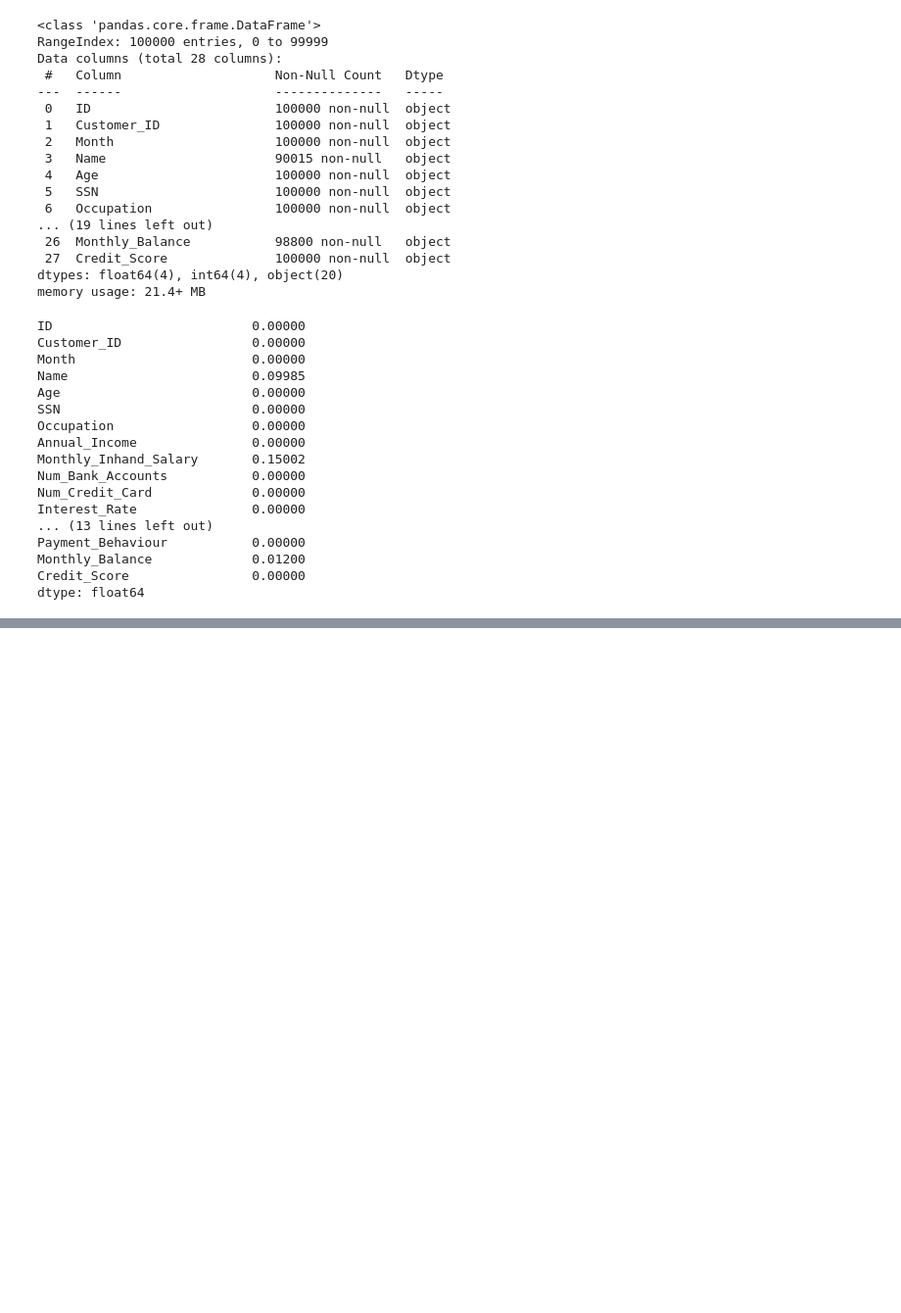
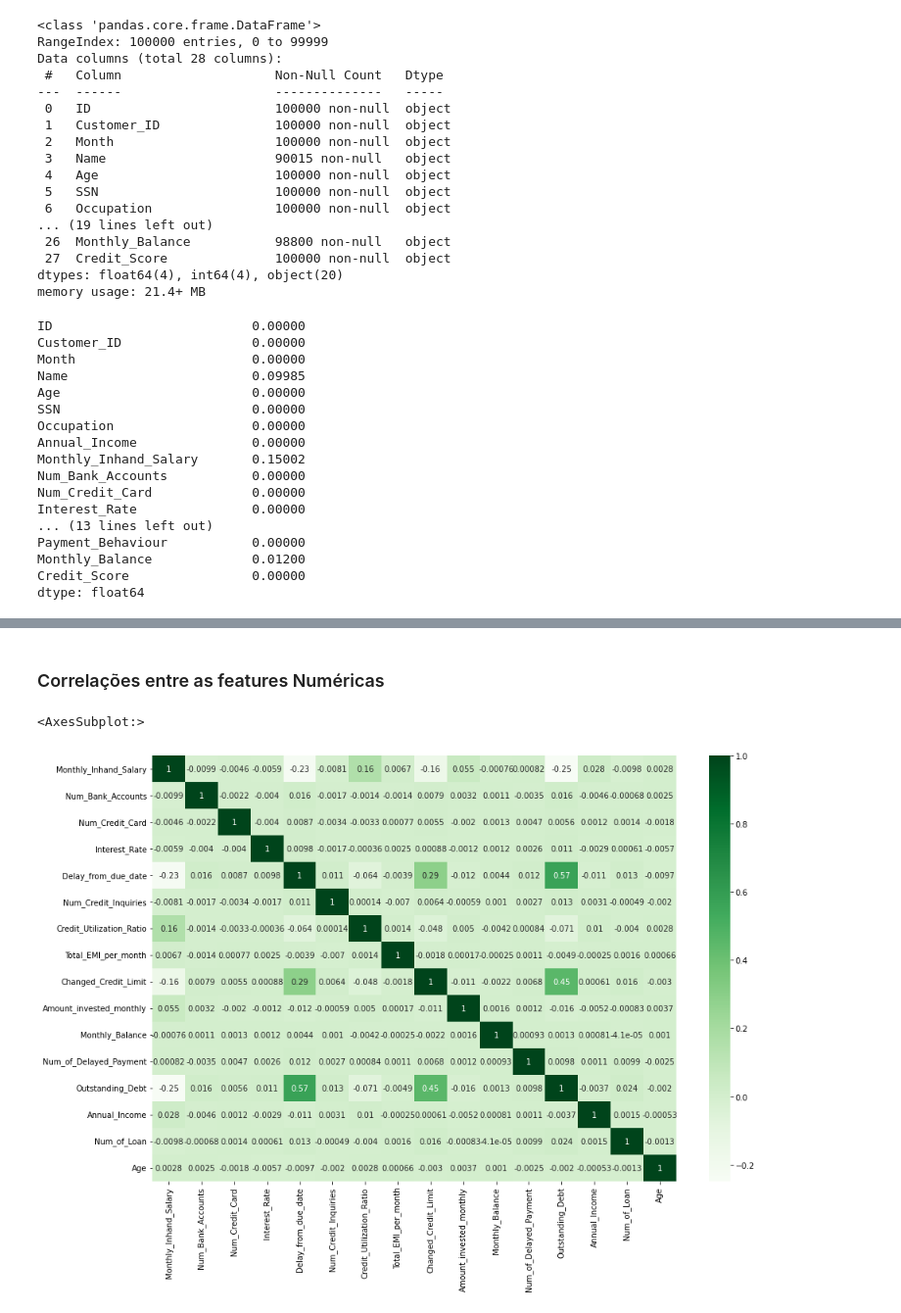
Before and after one commit to ednaelxd/credit_score, a Jupyter notebook: notebooks/initial_analysis.ipynb, the cells around one changed output, grey strips where cells are left out. Shown: that part at 98% size. Saved outputs shown, nothing was run; the diff lists cells and outputs as text; code cells hidden in the pictures; blank space fills up the shorter version.

```diff
--- a/notebooks/initial_analysis.ipynb
+++ b/notebooks/initial_analysis.ipynb
@@ -89,0 +123,2 @@ Index(['ID', 'Customer_ID', 'Month', 'Name', 'Age', 'SSN', 'Occupation',
+# %%
+df_num.drop('index',axis=1,inplace=True)
@@ -89,0 +134,6 @@ Index(['ID', 'Customer_ID', 'Month', 'Name', 'Age', 'SSN', 'Occupation',
+# %%
+for coluna in num_cols_issue:
+    df_num.loc[:,coluna] = df_num[coluna].str.replace('_','')
+# %%
+for coluna in num_cols_issue:
+    df_num.loc[:,coluna] = pd.to_numeric(df_num[coluna], downcast='float', errors='coerce')
@@ -89,0 +160,3 @@ Index(['ID', 'Customer_ID', 'Month', 'Name', 'Age', 'SSN', 'Occupation',
+# %%
+for coluna in df_num.columns:
+    df_num[coluna] = df_num[coluna].fillna(df_num[coluna].mean())
@@ -89,0 +183,9 @@ Index(['ID', 'Customer_ID', 'Month', 'Name', 'Age', 'SSN', 'Occupation',
+# %% [markdown]
+### Correlações entre as features Numéricas
+# %%
+fig = plt.gcf()
+fig.set_size_inches(15,10)
+sns.heatmap(df_num.corr(),annot=True,cmap="Greens")
+# %% [output]
+<AxesSubplot:>
+[figure, added]
```
Also changed, not shown: parts of 73 cells of this notebook, 1 other file.
